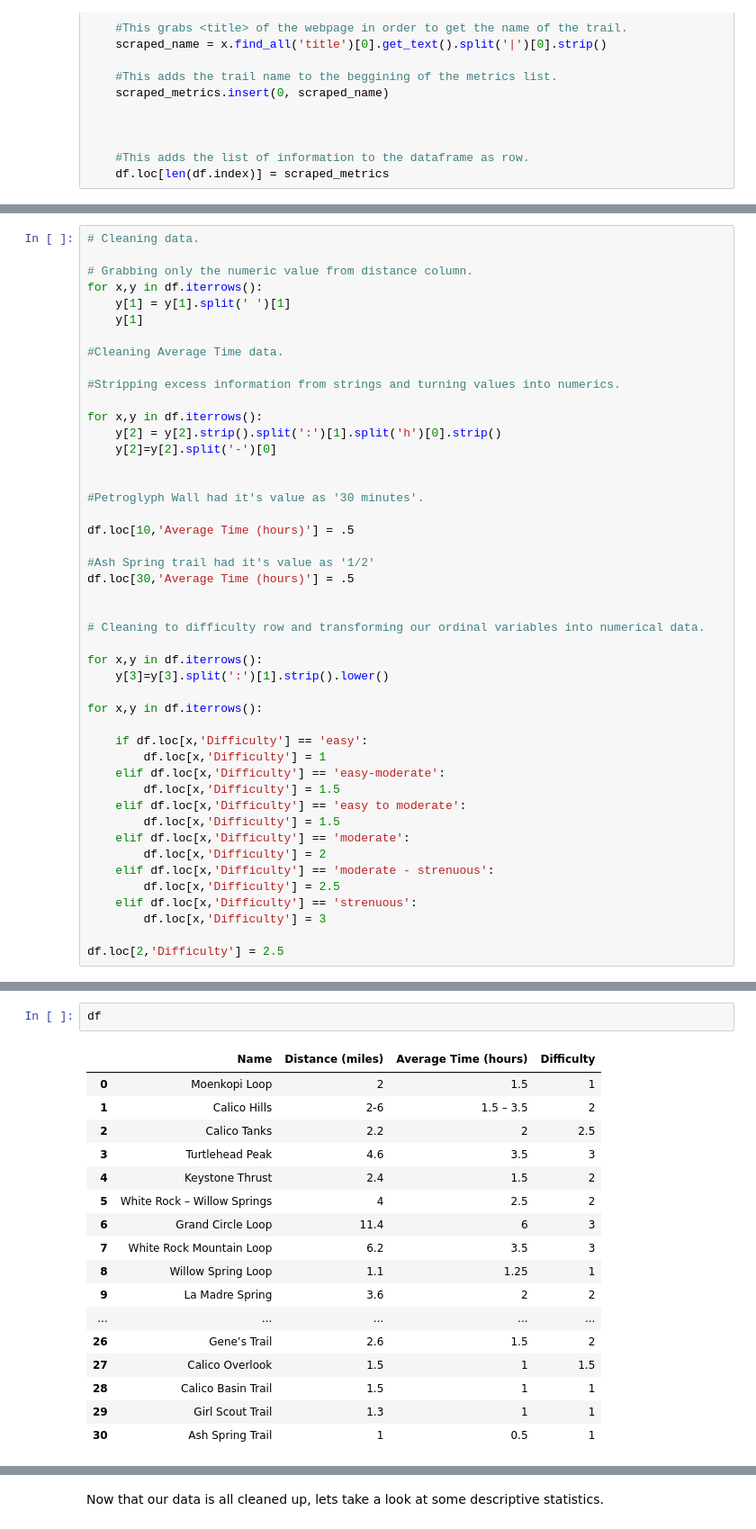
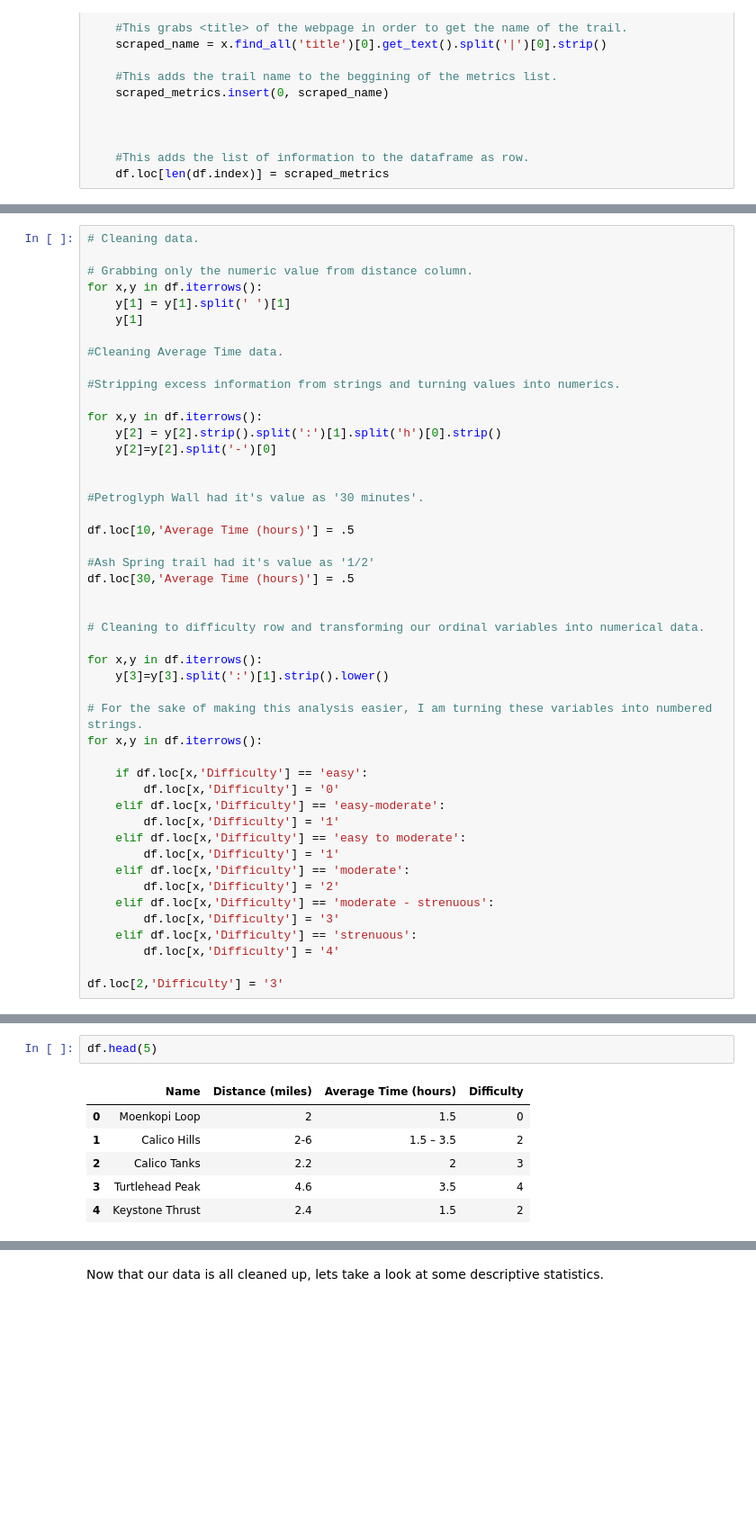
Before and after one commit to RichardHendersonCR8s/RedRockTrails_DataAnalysis, a Jupyter notebook: Red Rock Canyon Data Project.ipynb, the cells around one changed output, grey strips where cells are left out. Shown at 90% size. Saved outputs shown, nothing was run; the diff lists cells and outputs as text; blank space fills up the shorter version.

```diff
--- a/Red Rock Canyon Data Project.ipynb
+++ b/Red Rock Canyon Data Project.ipynb
@@ -138,19 +141,20 @@ df.loc[30,'Average Time (hours)'] = .5
 for x,y in df.iterrows():
     y[3]=y[3].split(':')[1].strip().lower()
 
+# For the sake of making this analysis easier, I am turning these variables into numbered strings.
 for x,y in df.iterrows():
 
     if df.loc[x,'Difficulty'] == 'easy':
-        df.loc[x,'Difficulty'] = 1
+        df.loc[x,'Difficulty'] = '0'
     elif df.loc[x,'Difficulty'] == 'easy-moderate':
-        df.loc[x,'Difficulty'] = 1.5
+        df.loc[x,'Difficulty'] = '1'
     elif df.loc[x,'Difficulty'] == 'easy to moderate':
-        df.loc[x,'Difficulty'] = 1.5
+        df.loc[x,'Difficulty'] = '1'
     elif df.loc[x,'Difficulty'] == 'moderate':
-        df.loc[x,'Difficulty'] = 2
+        df.loc[x,'Difficulty'] = '2'
     elif df.loc[x,'Difficulty'] == 'moderate - strenuous':
-        df.loc[x,'Difficulty'] = 2.5
+        df.loc[x,'Difficulty'] = '3'
     elif df.loc[x,'Difficulty'] == 'strenuous':
-        df.loc[x,'Difficulty'] = 3
+        df.loc[x,'Difficulty'] = '4'
 
-df.loc[2,'Difficulty'] = 2.5
+df.loc[2,'Difficulty'] = '3'
@@ -157,21 +165,10 @@ df.loc[2,'Difficulty'] = 2.5
 # %%
-df
+df.head(5)
 # %% [output]
 |  | Name | Distance (miles) | Average Time (hours) | Difficulty |
-| 0 | Moenkopi Loop | 2 | 1.5 | 1 |
+| 0 | Moenkopi Loop | 2 | 1.5 | 0 |
 | 1 | Calico Hills | 2-6 | 1.5 – 3.5 | 2 |
-| 2 | Calico Tanks | 2.2 | 2 | 2.5 |
-| 3 | Turtlehead Peak | 4.6 | 3.5 | 3 |
+| 2 | Calico Tanks | 2.2 | 2 | 3 |
+| 3 | Turtlehead Peak | 4.6 | 3.5 | 4 |
 | 4 | Keystone Thrust | 2.4 | 1.5 | 2 |
-| 5 | White Rock – Willow Springs | 4 | 2.5 | 2 |
-| 6 | Grand Circle Loop | 11.4 | 6 | 3 |
-| 7 | White Rock Mountain Loop | 6.2 | 3.5 | 3 |
-| 8 | Willow Spring Loop | 1.1 | 1.25 | 1 |
-| 9 | La Madre Spring | 3.6 | 2 | 2 |
-| ... | ... | ... | ... | ... |
-| 26 | Gene’s Trail | 2.6 | 1.5 | 2 |
-| 27 | Calico Overlook | 1.5 | 1 | 1.5 |
-| 28 | Calico Basin Trail | 1.5 | 1 | 1 |
-| 29 | Girl Scout Trail | 1.3 | 1 | 1 |
-| 30 | Ash Spring Trail | 1 | 0.5 | 1 |
 # %% [markdown]
```
Also changed, not shown: parts of 37 cells of this notebook.
